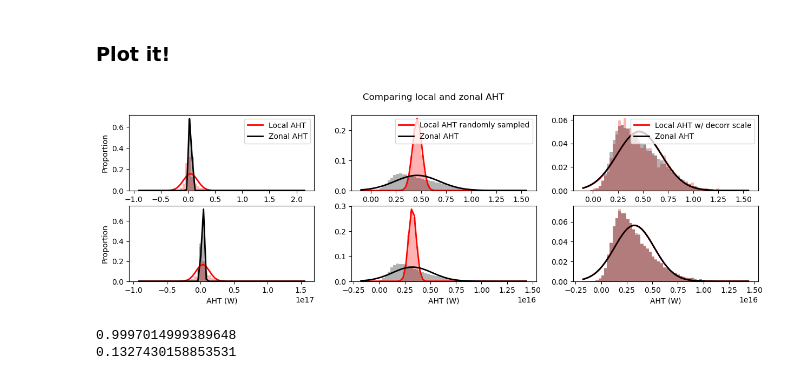
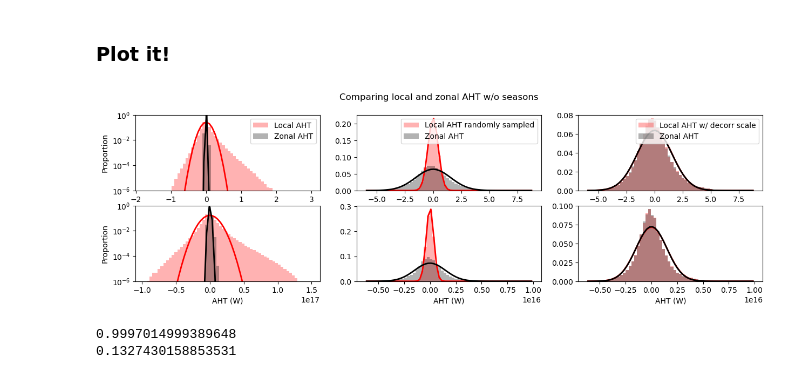
Before and after one commit to tylersc/ERA5_aht, a Jupyter notebook: AHT_distributions.ipynb, the cells around one changed output. Saved outputs shown, nothing was run; the diff lists cells and outputs as text; code cells hidden in the pictures.

```diff
--- a/AHT_distributions.ipynb
+++ b/AHT_distributions.ipynb
@@ -110,8 +111,10 @@ eddy_local1_samples = np.empty(len(eddy_local1[:,0]))
 lon_samples = np.empty(720)
 #For each time take a random sample at every longitude
 for i in range(len(eddy_local1[:,0])):
-    for j in range(720):
-        lon_samples[j] = np.nanmean(np.random.choice(eddy_local1[:,j], 1))
+    #for j in range(720):
+        #lon_samples[j] = np.nanmean(np.random.choice(eddy_local1[:,j], 1))
+    idx = np.random.randint(len(eddy_local1[:,0]), size=720)
+    lon_samples = eddy_local1[idx, range(720)]
     lon_mean = np.nanmean(lon_samples)
     eddy_local1_samples[i] = lon_mean
 
@@ -119,8 +122,10 @@ eddy_local2_samples = np.empty(len(eddy_local2[:,0]))
 lon_samples = np.empty(720)
 #For each time take a random sample at every longitude
 for i in range(len(eddy_local2[:,0])):
-    for j in range(720):
-        lon_samples[j] = np.nanmean(np.random.choice(eddy_local2[:,j], 1))
+    #for j in range(720):
+        #lon_samples[j] = np.nanmean(np.random.choice(eddy_local2[:,j], 1))
+    idx = np.random.randint(len(eddy_local2[:,0]), size=720)
+    lon_samples = eddy_local2[idx, range(720)]
     lon_mean = np.nanmean(lon_samples)
     eddy_local2_samples[i] = lon_mean
 # %% [markdown]
@@ -158,10 +163,10 @@ for i in range(len(eddy_local2[:,0])):
 # %%
 fig, axs = plt.subplots(2, 3, figsize=(15,4))
 
-eddy_zonal1 = aht_ds.eddy_aht.sel(latitude=which_lat1).values.flatten()
-eddy_zonal2 = aht_ds.eddy_aht.sel(latitude=which_lat2).values.flatten()
-#eddy_zonal1 = aht_ds.eddy_aht_no_seasons.sel(latitude=which_lat1).values.flatten()
-#eddy_zonal2 = aht_ds.eddy_aht_no_seasons.sel(latitude=which_lat2).values.flatten()
+#eddy_zonal1 = aht_ds.eddy_aht.sel(latitude=which_lat1).values.flatten()
+#eddy_zonal2 = aht_ds.eddy_aht.sel(latitude=which_lat2).values.flatten()
+eddy_zonal1 = aht_ds.eddy_aht_no_seasons.sel(latitude=which_lat1).values.flatten()
+eddy_zonal2 = aht_ds.eddy_aht_no_seasons.sel(latitude=which_lat2).values.flatten()
 
 local_color = 'r'
 zonal_color = 'k'
@@ -175,7 +180,6 @@ era_fncts.plot_hist_and_gauss(axs[0,0], eddy_local1.flatten(), local_color,
 era_fncts.plot_hist_and_gauss(axs[0,0], eddy_zonal1, zonal_color,
                               which_bins=bin_edges00, label='Zonal AHT')
 axs[0,0].legend(loc=0)
-#axs[0,0].set_yscale('log')
 
 
 n_bins10, bin_edges10 = np.histogram(eddy_local2.flatten(), num_bins)
@@ -184,6 +188,7 @@ era_fncts.plot_hist_and_gauss(axs[1,0], eddy_local2.flatten(), local_color,
                               which_bins=bin_edges10, label='Local AHT')
 era_fncts.plot_hist_and_gauss(axs[1,0], eddy_zonal2, zonal_color,
                               which_bins=bin_edges10, label='Zonal AHT')
+
 
 n_bins01, bin_edges01 = np.histogram(eddy_zonal1, num_bins)
 
@@ -199,36 +204,43 @@ era_fncts.plot_hist_and_gauss(axs[1,1], eddy_local2_samples.flatten(), local_col
                               which_bins=bin_edges11, label='Local AHT randomaly sampled')
 era_fncts.plot_hist_and_gauss(axs[1,1], eddy_zonal2, zonal_color,
                               which_bins=bin_edges11, label='Zonal AHT')
 
 n_bins02, bin_edges02 = np.histogram(eddy_zonal1, num_bins)
 
 era_fncts.plot_hist_and_gauss(axs[0,2], eddy_local1_decor_samples.flatten(), local_color,
                               which_bins=bin_edges02, label='Local AHT w/ decorr scale')
 era_fncts.plot_hist_and_gauss(axs[0,2], eddy_zonal1, zonal_color,
                               which_bins=bin_edges02, label='Zonal AHT')
 axs[0,2].legend(loc=0)
 
 n_bins12, bin_edges12 = np.histogram(eddy_zonal2, num_bins)
 
 era_fncts.plot_hist_and_gauss(axs[1,2], eddy_local2_decor_samples.flatten(), local_color,
                               which_bins=bin_edges12, label='Local AHT w/ decorr scale')
 era_fncts.plot_hist_and_gauss(axs[1,2], eddy_zonal2, zonal_color,
                               which_bins=bin_edges12, label='Zonal AHT')
 
-plt.suptitle('Comparing local and zonal AHT')
+plt.suptitle('Comparing local and zonal AHT w/o seasons')
 
 axs[0,0].set_ylabel('Proportion')
 axs[1,0].set_ylabel('Proportion')
 
 axs[1,0].set_xlabel('AHT (W)')
 axs[1,1].set_xlabel('AHT (W)')
 axs[1,2].set_xlabel('AHT (W)')
 
-#plt.savefig('figures/2_8_22_meeting/local_zonal_aht_comparisons')
+axs[0,0].set_yscale('log')
+axs[0,0].set_ylim([1e-6, 1])
+axs[0,0].set_yticks([1e-6, 1e-4, 1e-2, 1e0])
+axs[1,0].set_yscale('log')
+axs[1,0].set_ylim([1e-6, 1])
+axs[1,0].set_yticks([1e-6, 1e-4, 1e-2, 1e0])
+
+#plt.savefig('figures/2_22_22_meeting/local_zonal_aht_comparisons_no_seasons_log_scale')
 
 plt.show()
 # %% [output]
-[figure, old version]
+[figure, new version]
 # %%
 stat, p = sc.shapiro(eddy_local1_samples.flatten())
 
```
Also changed, not shown: parts of 6 cells of this notebook, 1 other file.
